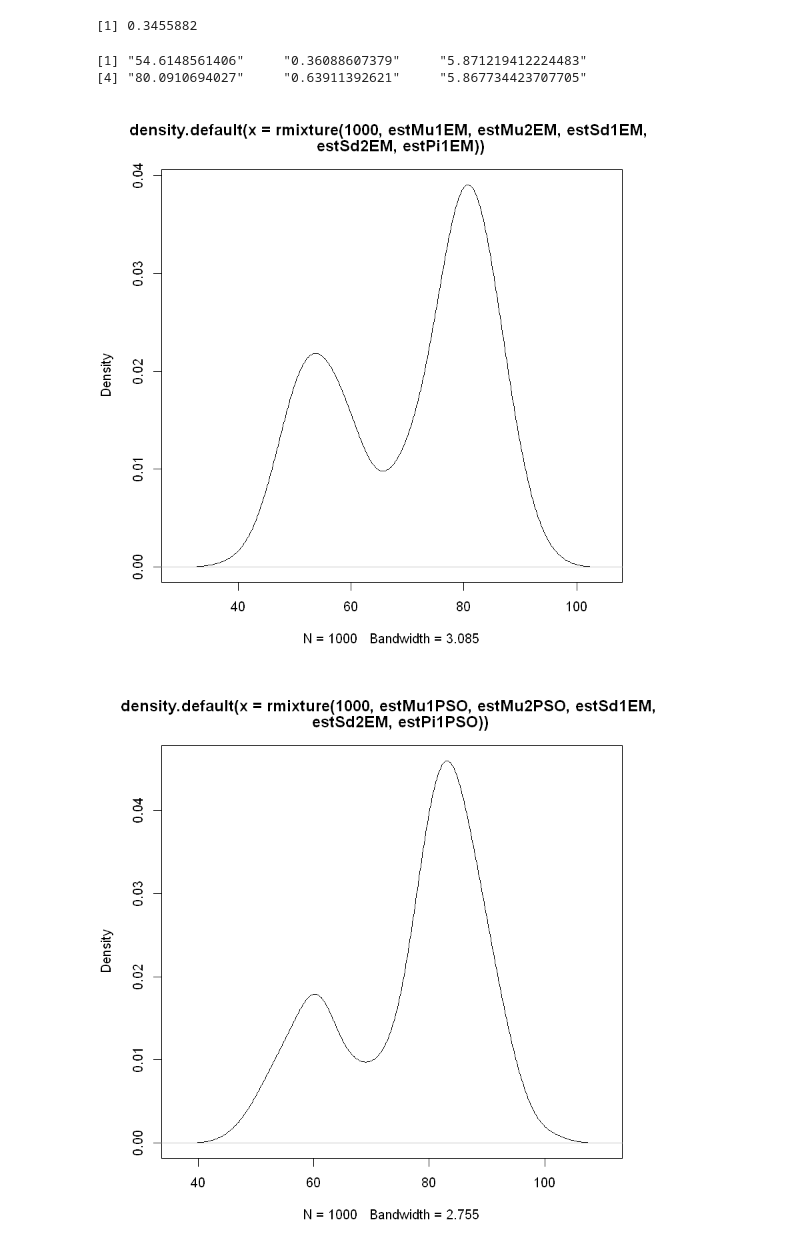
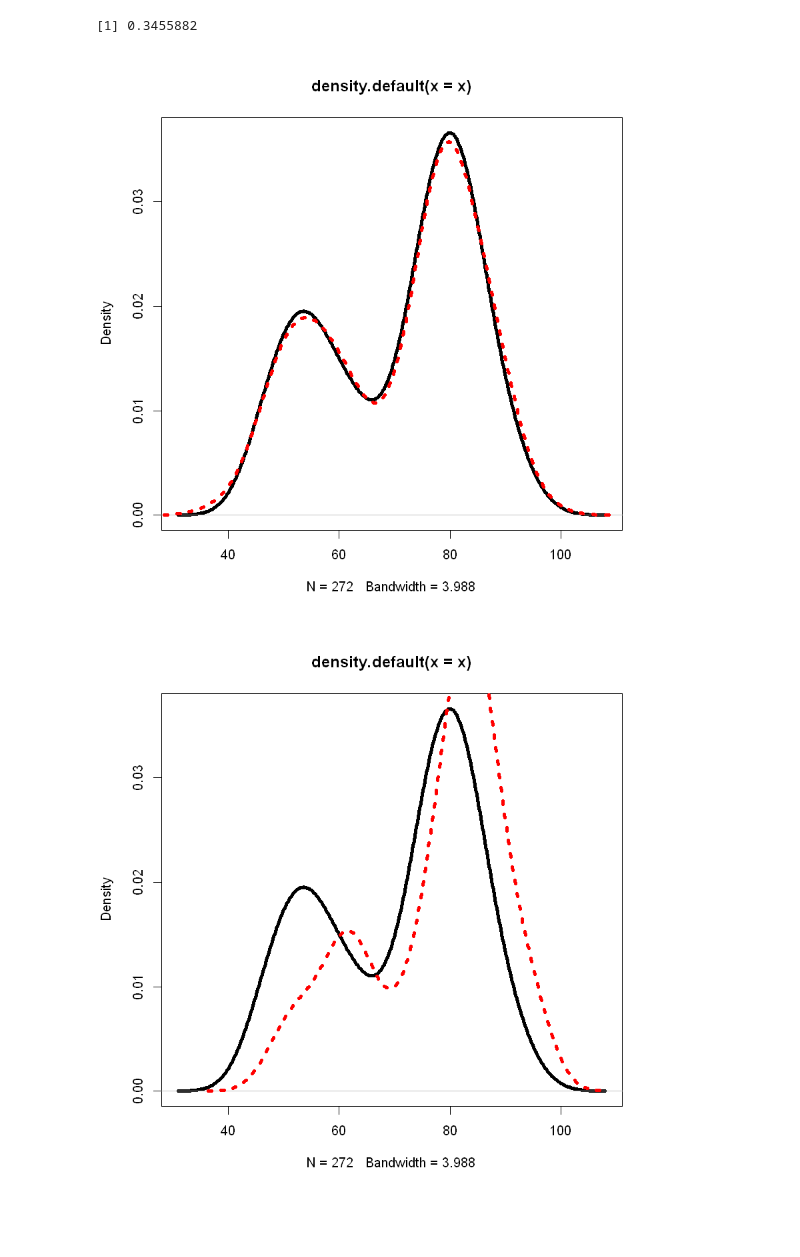
Before and after one commit to mattreyes/stat341_project, a Jupyter notebook: em_pso_notebook.ipynb, the cells around one changed output. Saved outputs shown, nothing was run; the diff lists cells and outputs as text; code cells hidden in the pictures; blank space fills up the shorter version.

```diff
--- a/em_pso_notebook.ipynb
+++ b/em_pso_notebook.ipynb
@@ -9,7 +9,7 @@ pi <- 0.7
 params <- paste(seed,mu1,mu2,sd1,sd2,pi)
 # %%
 # Results from the EM algorithm
-em_call <- paste("python callableEM.py",params)
+em_call <- paste("python randomEM.py",params)
 emResults <- shell(em_call,intern=TRUE)
 results <- emResults[1:(length(emResults))]
 estMu1EM <- as.numeric(results[1])
@@ -39,7 +40,7 @@ results
 [5] "0.434215892832" "1"
 # %%
 # Monte Carlo simulation
-M <- 20
+M <- 100
 
 truMu1 <- numeric(M)
 truPi1 <- numeric(M)
@@ -214,6 +216,11 @@ sd1 <- 1
 sd2 <- 1
 pi <- 0.7
 params <- paste(seed,mu1,mu2,sd1,sd2,pi)
+
+x <- faithful[,2]
+write.csv(x, "waittime.csv", row.names = FALSE)
+d = density(x)
+plot(d,lwd=4)
 
 em_call <- paste("python faithfulEM.py",params)
 emResults <- shell(em_call,intern=TRUE)
@@ -225,32 +232,38 @@ estMu2EM <- as.numeric(results[4])
 estPi2EM <- as.numeric(results[5])
 estSd2EM <- as.numeric(results[6])
 
-d = density(rmixture(1000,estMu1EM,estMu2EM,estSd1EM,estSd2EM,estPi1EM )  )
-plot(d)
+d = density(rmixture(272,estMu1EM,estMu2EM,estSd1EM,estSd2EM,estPi1EM )  )
+lines(d,col=2,lwd=4,lty=3)
 # %% [output]
-[1] "54.6148561406"     "0.36088607379"     "5.871219412224483"
-[4] "80.0910694027"     "0.63911392621"     "5.867734423707705"
-[figure, old version]
+[figure, new version]
 # %%
 seed <- 23
 mu1 <- 0
 mu2 <- 0
 sd1 <- estSd1EM
 sd2 <- estSd2EM
 pi <- estPi1EM
 params <- paste(seed,mu1,mu2,sd1,sd2,pi)
+
+# True density of olf faithful
+x <- faithful[,2]
+write.csv(x, "waittime.csv", row.names = FALSE)
+d = density(x)
+plot(d,lwd=4)
+
+# Plot multiple densities generated from PSO
 
 em_call <- paste("python faithfulPSO.py",params)
 emResults <- shell(em_call,intern=TRUE)
 results <- emResults[1:(length(emResults))]
 estMu1PSO <- as.numeric(results[1])
 estPi1PSO <- as.numeric(results[2])
 estSd1PSO <- as.numeric(results[3])
 estMu2PSO <- as.numeric(results[4])
 estPi2PSO <- as.numeric(results[5])
 estSd2PSO <- as.numeric(results[6])
 
-d = density(rmixture(1000,estMu1PSO,estMu2PSO,estSd1EM,estSd2EM,estPi1PSO )  )
-plot(d)
+d = density(rmixture(272,estMu1PSO,estMu2PSO,estSd1EM,estSd2EM,estPi1PSO )  )
+lines(d,col=2,lty=3,lwd=4)
 # %% [output]
-[figure, old version]
+[figure, new version]
```
Also changed, not shown: parts of 7 cells of this notebook, 1 other file.
